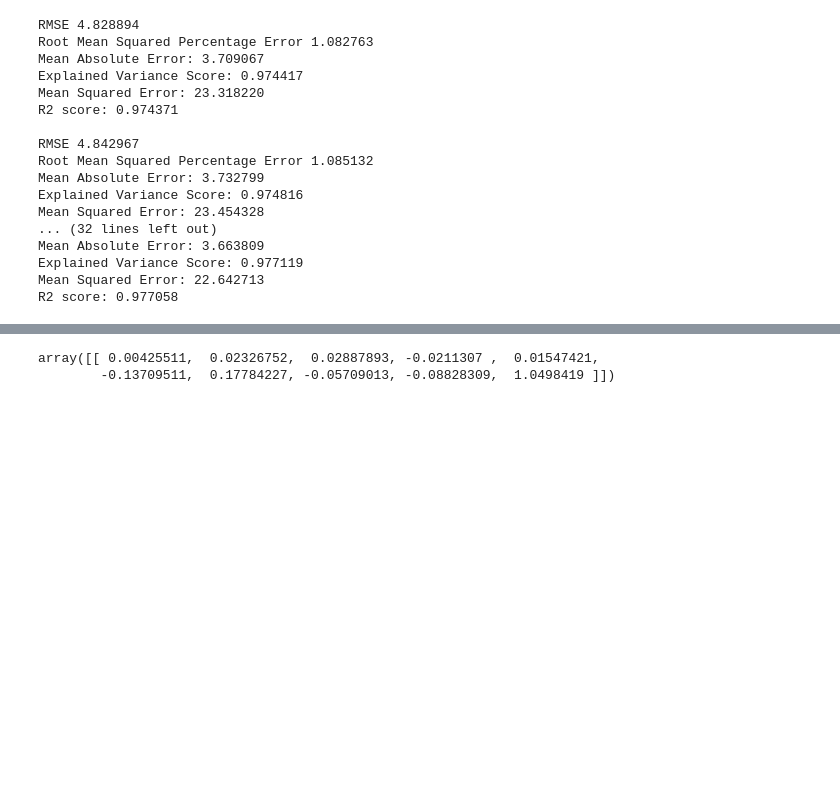
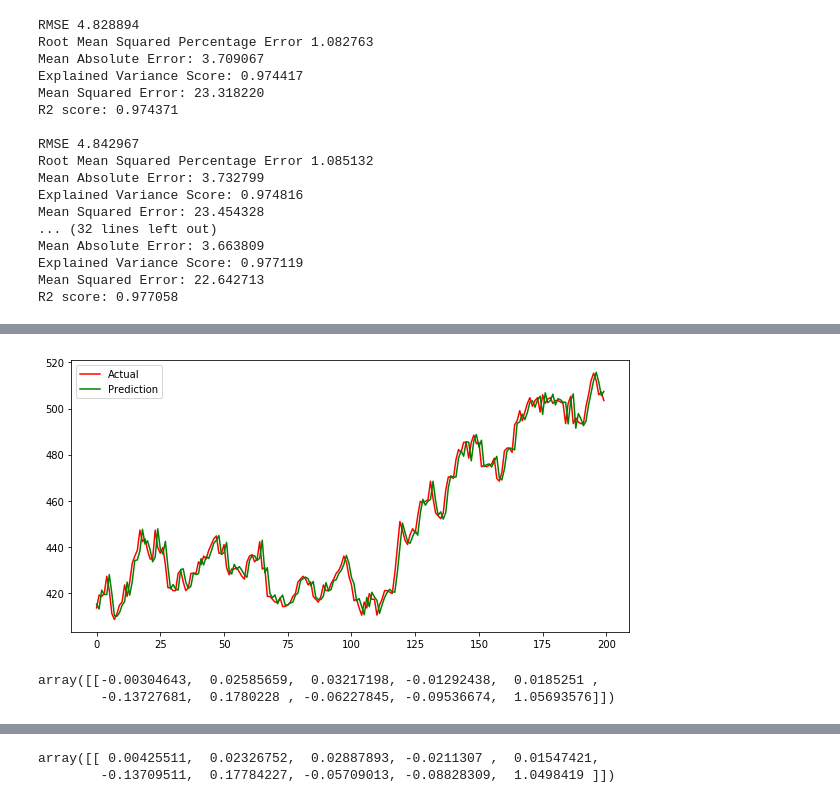
Before and after one commit to pnevmap/Stock-Predictor, a Jupyter notebook: features-and-model-MKSfull.ipynb, the cells around one changed output, grey strips where cells are left out. Cells and saved outputs as stored; diff of their text form; code cells hidden in the pictures; blank space fills up the shorter version.

```diff
--- a/features-and-model-MKSfull.ipynb
+++ b/features-and-model-MKSfull.ipynb
@@ -140,0 +159,14 @@ plt.show()
+# %%
+rcParams['figure.figsize'] = 10,5
+t = range(len(y_test))
+plt.plot(t, y_test, 'r', label='Actual')
+plt.plot(t, lr_regs[n_splits - 1].predict(X_test), 'g', label='Prediction')
+plt.legend()
+plt.show()
+# %% [output]
+[figure, added]
+# %%
+lr_regs[6].coef_
+# %% [output]
+array([[-0.00304643,  0.02585659,  0.03217198, -0.01292438,  0.0185251 ,
+        -0.13727681,  0.1780228 , -0.06227845, -0.09536674,  1.05693576]])
```
Also changed, not shown: parts of 28 cells of this notebook, 11 other files.
